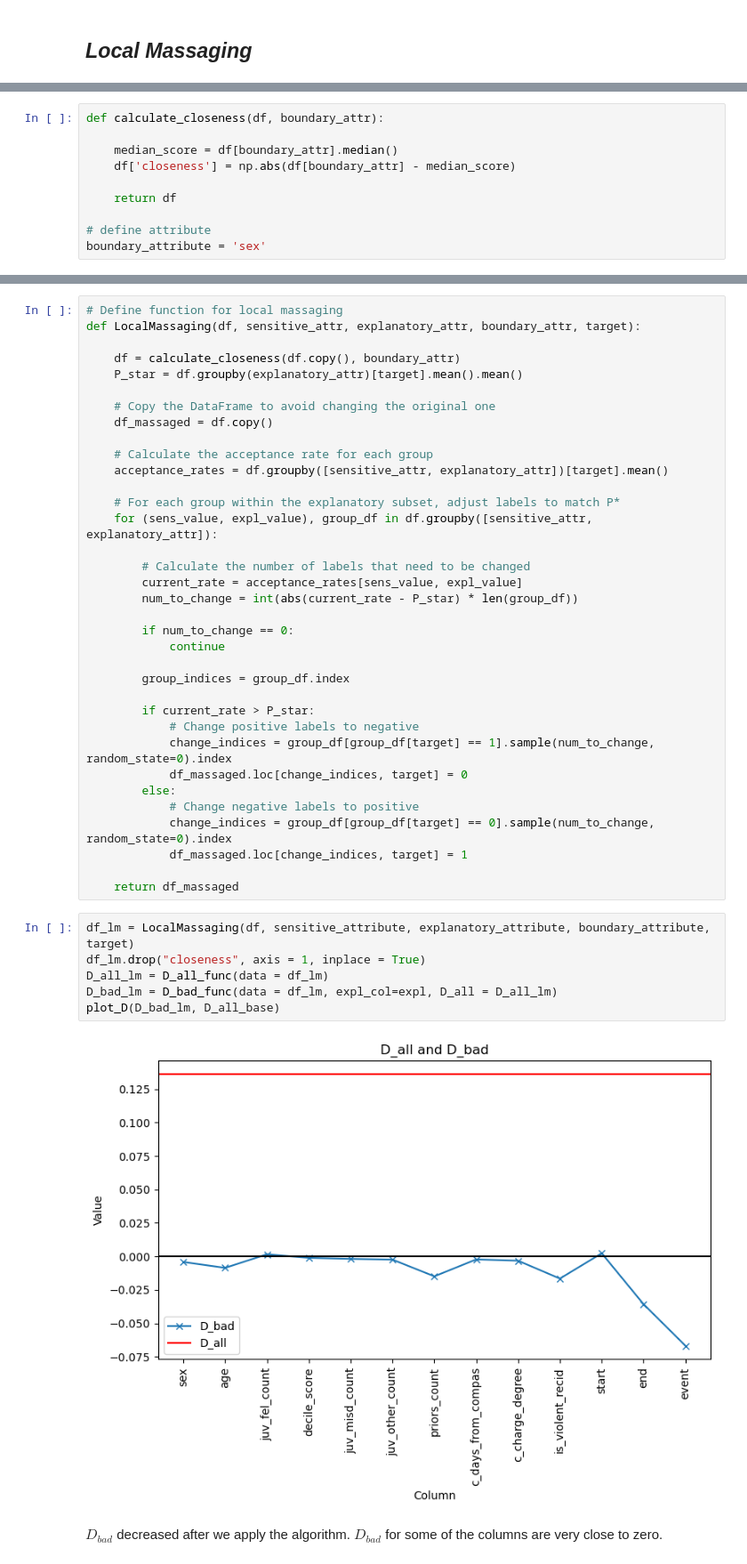
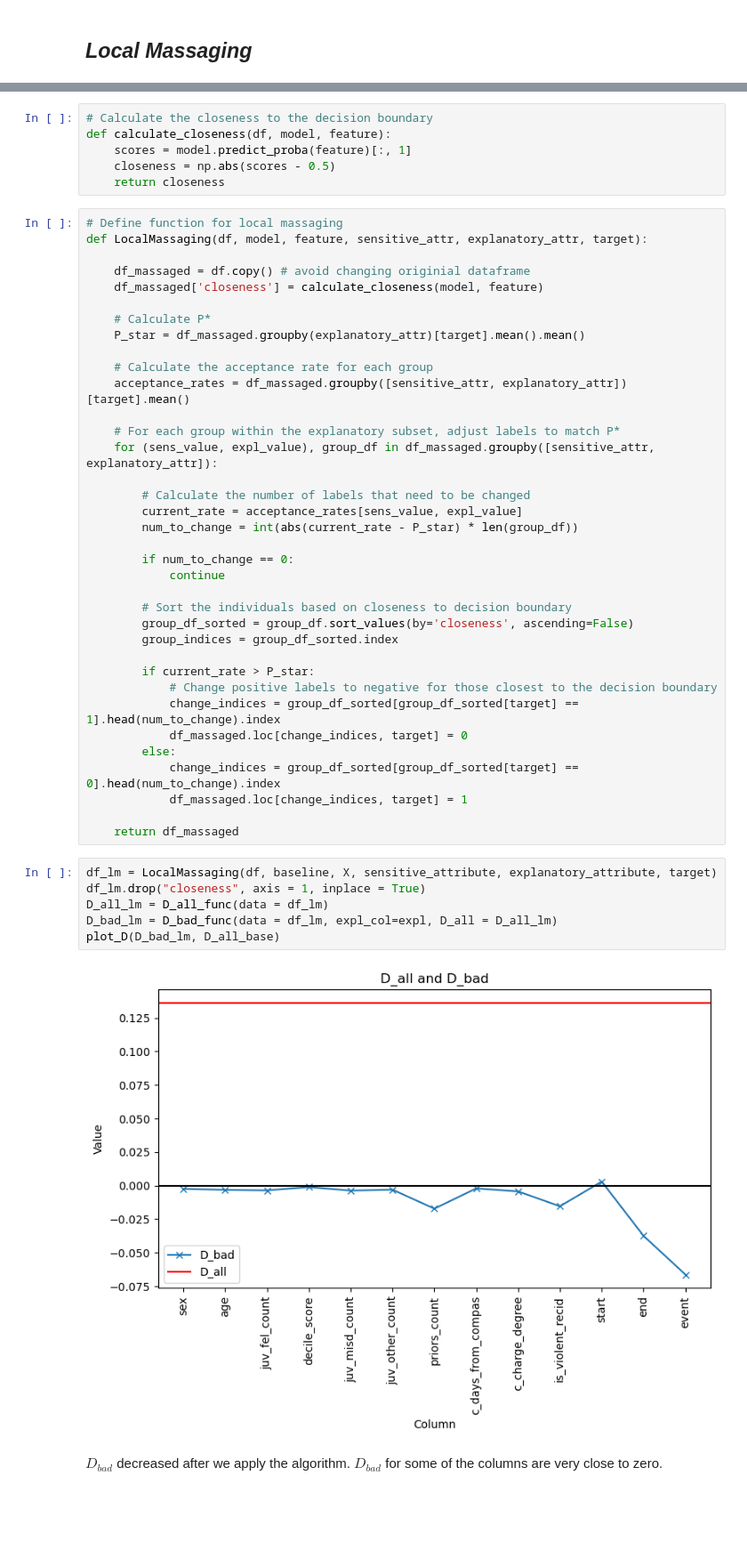
Before and after one commit to helenahxj/Project4-MachineLearningFairness-Group5, a Jupyter notebook: doc/Handle Discrimination.ipynb, the cells around one changed output, grey strips where cells are left out. Shown: that part at 89% size. Saved outputs shown, nothing was run; the diff lists cells and outputs as text; blank space fills up the shorter version.

```diff
--- a/doc/Group5_code.ipynb
+++ b/doc/Handle Discrimination.ipynb
@@ -203,10 +200,0 @@ We will use `sex` as boundary attribute to calculating closeness.
-# %%
-def calculate_closeness(df, boundary_attr):
-
-    median_score = df[boundary_attr].median()
-    df['closeness'] = np.abs(df[boundary_attr] - median_score)
-
-    return df
-
-# define attribute
-boundary_attribute = 'sex'
@@ -213,18 +203,24 @@ boundary_attribute = 'sex'
+# %%
+# Calculate the closeness to the decision boundary
+def calculate_closeness(df, model, feature):
+    scores = model.predict_proba(feature)[:, 1]
+    closeness = np.abs(scores - 0.5)
+    return closeness
 # %%
 # Define function for local massaging
-def LocalMassaging(df, sensitive_attr, explanatory_attr, boundary_attr, target):
+def LocalMassaging(df, model, feature, sensitive_attr, explanatory_attr, target):
 
-    df = calculate_closeness(df.copy(), boundary_attr)
-    P_star = df.groupby(explanatory_attr)[target].mean().mean()
+    df_massaged = df.copy() # avoid changing originial dataframe
+    df_massaged['closeness'] = calculate_closeness(model, feature)
 
-    # Copy the DataFrame to avoid changing the original one
-    df_massaged = df.copy()
+    # Calculate P*
+    P_star = df_massaged.groupby(explanatory_attr)[target].mean().mean()
 
     # Calculate the acceptance rate for each group
-    acceptance_rates = df.groupby([sensitive_attr, explanatory_attr])[target].mean()
+    acceptance_rates = df_massaged.groupby([sensitive_attr, explanatory_attr])[target].mean()
 
     # For each group within the explanatory subset, adjust labels to match P*
-    for (sens_value, expl_value), group_df in df.groupby([sensitive_attr, explanatory_attr]):
+    for (sens_value, expl_value), group_df in df_massaged.groupby([sensitive_attr, explanatory_attr]):
 
         # Calculate the number of labels that need to be changed
         current_rate = acceptance_rates[sens_value, expl_value]
@@ -233,26 +229,27 @@ def LocalMassaging(df, sensitive_attr, explanatory_attr, boundary_attr, target):
         if num_to_change == 0:
             continue
 
-        group_indices = group_df.index
+        # Sort the individuals based on closeness to decision boundary
+        group_df_sorted = group_df.sort_values(by='closeness', ascending=False)
+        group_indices = group_df_sorted.index
 
         if current_rate > P_star:
-            # Change positive labels to negative
-            change_indices = group_df[group_df[target] == 1].sample(num_to_change, random_state=0).index
+            # Change positive labels to negative for those closest to the decision boundary
+            change_indices = group_df_sorted[group_df_sorted[target] == 1].head(num_to_change).index
             df_massaged.loc[change_indices, target] = 0
         else:
-            # Change negative labels to positive
-            change_indices = group_df[group_df[target] == 0].sample(num_to_change, random_state=0).index
+            change_indices = group_df_sorted[group_df_sorted[target] == 0].head(num_to_change).index
             df_massaged.loc[change_indices, target] = 1
 
     return df_massaged
 # %%
-df_lm = LocalMassaging(df, sensitive_attribute, explanatory_attribute, boundary_attribute, target)
+df_lm = LocalMassaging(df, baseline, X, sensitive_attribute, explanatory_attribute, target)
 df_lm.drop("closeness", axis = 1, inplace = True)
 D_all_lm = D_all_func(data = df_lm)
 D_bad_lm = D_bad_func(data = df_lm, expl_col=expl, D_all = D_all_lm)
 plot_D(D_bad_lm, D_all_base)
 # %% [output]
-[figure, old version]
+[figure, new version]
 # %% [markdown]
 $D_{bad}$ decreased after we apply the algorithm. $D_{bad}$ for some of the columns are very close to zero.
 # %%
```
Also changed, not shown: parts of 6 cells of this notebook, 4 other files.
